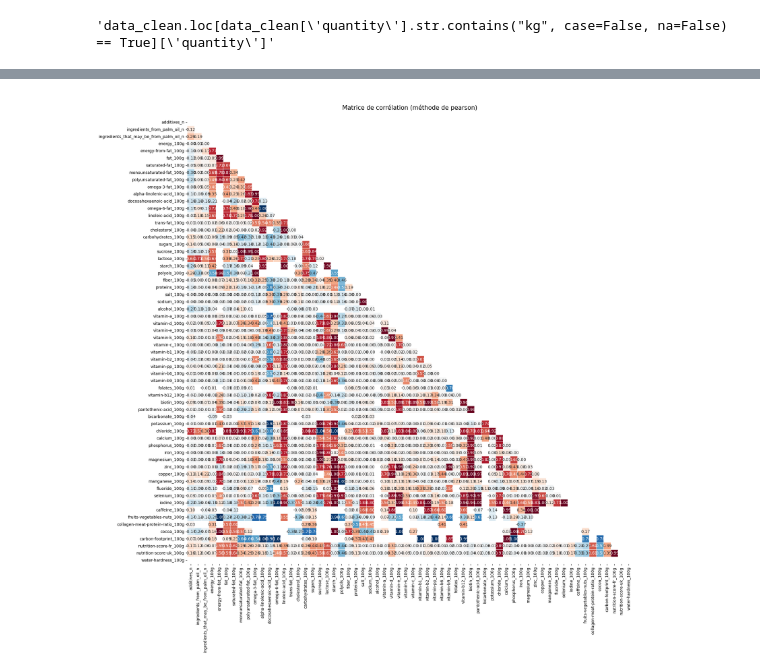
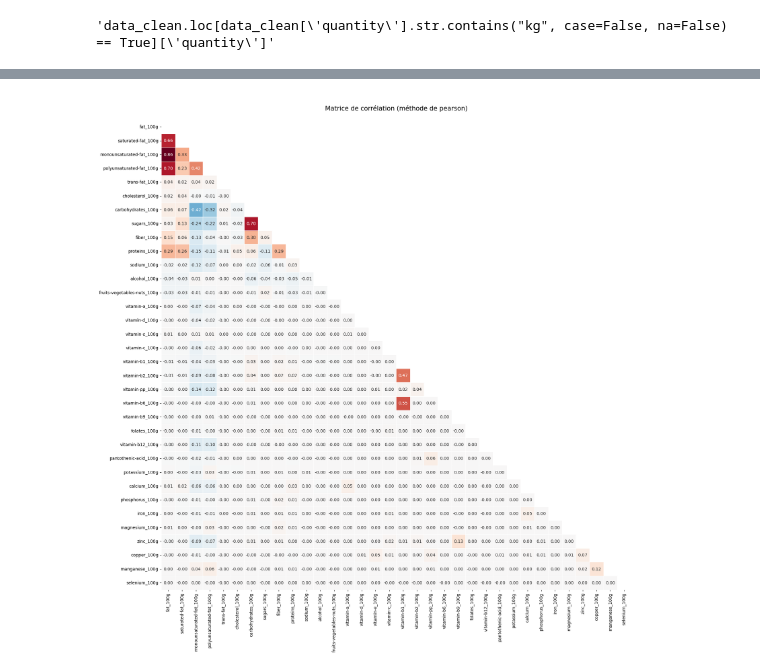
Before and after one commit to BiGHeaDMaX/Nettoyage-et-EDA, a Jupyter notebook: OCR - Projet 2.ipynb, the cells around one changed output, grey strips where cells are left out. Cells and saved outputs as stored; diff of their text form; code cells hidden in the pictures.

```diff
--- a/OCR - Projet 2.ipynb
+++ b/OCR - Projet 2.ipynb
@@ -624,0 +638,14 @@ data_clean['nutrition_grade_uk'] = data_clean['nutrition_grade_uk'].astype(objec
+# %%
+elem_imp = [
+    'fat_100g',
+    'saturated-fat_100g',
+    'sugars_100g',
+    'sodium_100g',
+    'fiber_100g',
+    'proteins_100g',
+    'fruits-vegetables-nuts_100g',
+    'alcohol_100g'
+]
+
+for i in elem_imp:
+    data_clean[i].fillna(0,inplace=True)
@@ -624,0 +666,7 @@ data_clean['nutrition_grade_uk'] = data_clean['nutrition_grade_uk'].astype(objec
+# %%
+print("Nombre de valeurs manquantes dans carbohydrates_100g avant traitement :", data_clean['carbohydrates_100g'].isnull().sum())
+
+valeur_rempl = data_clean.loc[data_clean['carbohydrates_100g'].isnull() == True]['sugars_100g']
+data_clean['carbohydrates_100g'].fillna(value=valeur_rempl, inplace=True)
+
+print("Nombre de valeurs manquantes dans carbohydrates_100g après traitement :", data_clean['carbohydrates_100g'].isnull().sum())
@@ -624,0 +676,18 @@ data_clean['nutrition_grade_uk'] = data_clean['nutrition_grade_uk'].astype(objec
+# %%
+colonnes_incompletes = data_clean.isna().mean()
+
+fig, ax = plt.subplots(figsize=(30,10))
+
+# Création d'une palette personnalisée
+colors = [{p<0.5: '#3A923A', 0.3<=p<=0.5: '#E1812C', p>0.5: '#C03D3E'}[True] for p in colonnes_incompletes.values.tolist()]
+sns.set_palette(sns.color_palette(colors))
+
+sns.barplot(x=colonnes_incompletes.index, y=colonnes_incompletes.values*100)
+
+plt.xticks(rotation=90)
+ax.set_title('\nPourcentage de valeurs manquantes dans les différentes colonnes\nAprès imputation des valeurs manquantes.\n', fontsize='xx-large')
+ax.set_ylabel('Valeurs manquantes (%)', fontsize='x-large')
+
+plt.show()
+
+print("\nIl y a", len(colonnes_incompletes[colonnes_incompletes.values > 0.5]), "colonnes avec plus de 50 % de données manquantes.")
@@ -625,12 +697,14 @@ data_clean['nutrition_grade_uk'] = data_clean['nutrition_grade_uk'].astype(objec
 # %%
-correlation = data_clean.corr(numeric_only = True, method="pearson")
+macro_micro = macro_nutriments + micro_nutriments.to_list()
+
+correlation = data_clean[macro_micro].corr(numeric_only = True, method="pearson")
 
 mask = np.triu(np.ones_like(correlation, dtype=bool), 0)
 
 fig, ax = plt.subplots(figsize=(20,20))
 
 sns.heatmap(correlation, mask=mask, cbar = False, center=0, cmap='RdBu_r', annot=True, annot_kws={"size": 10}, fmt='.2f', square=True, linewidths=0.5).set_title('\nMatrice de corrélation (méthode de pearson)\n', fontsize=15)
 
 plt.show()
 # %% [output]
-[figure, old version]
+[figure, new version]
```
Also changed, not shown: parts of 27 cells of this notebook.
